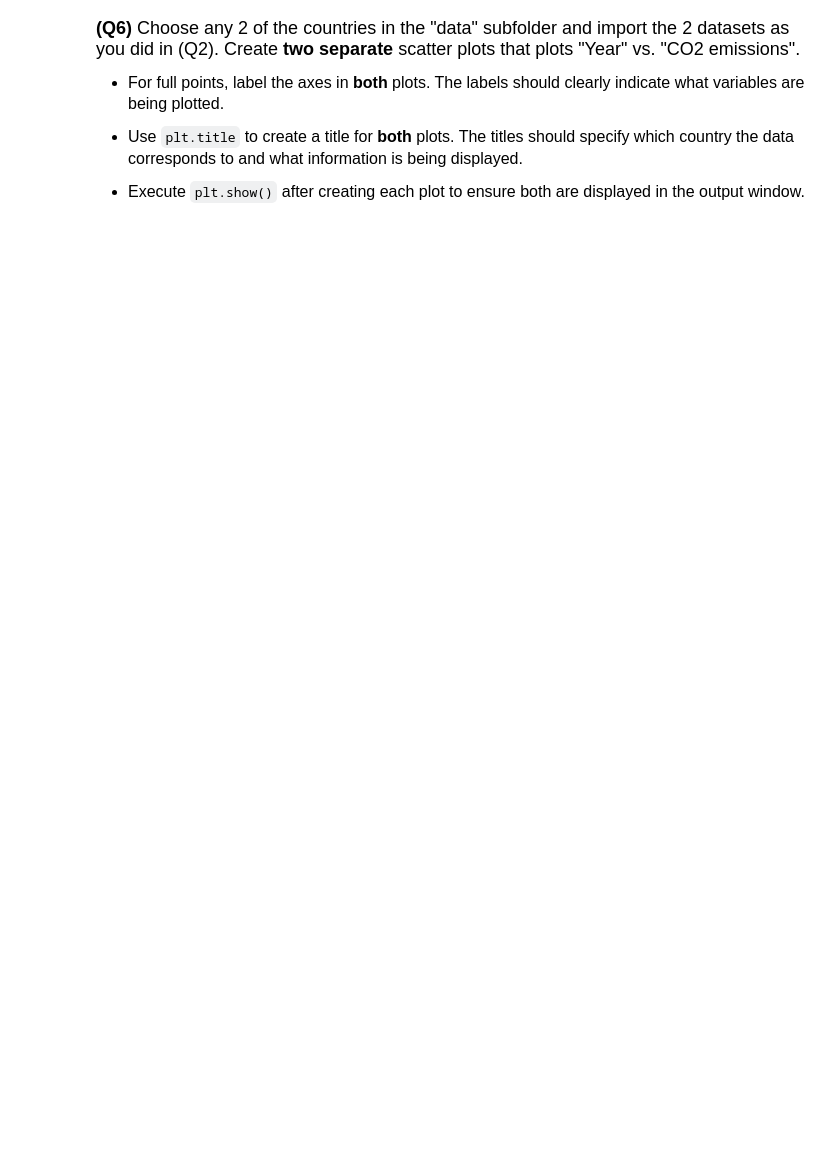
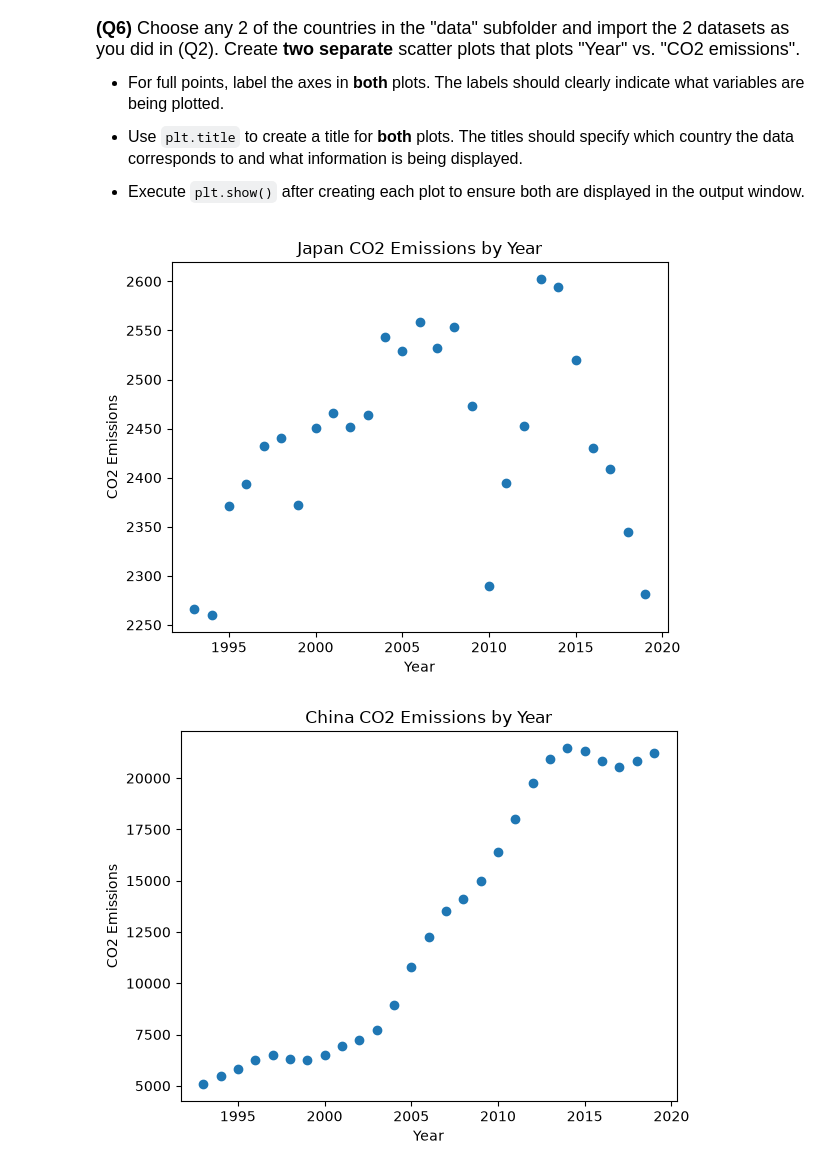
Before and after one commit to davidsjahn/datasci185fall2026, a Jupyter notebook: _assignments/assignment_2/Assignment2.ipynb, the cells around one changed output. Drawn from its saved outputs; the diff is of its cells as text; code cells hidden in the pictures; blank space fills up the shorter version.

```diff
--- a/_assignments/assignment_2/Assignment2.ipynb
+++ b/_assignments/assignment_2/Assignment2.ipynb
@@ -121,0 +156,20 @@ us_emissions["CO2_emission"].describe()
+# %%
+# Write your answer
+
+#Scatter Plot 1
+jp_emissions = pd.read_csv("data/japan_emission.csv")
+plt.scatter(x = jp_emissions["Year"], y = jp_emissions["CO2_emission"])
+plt.xlabel("Year")
+plt.ylabel("CO2 Emissions")
+plt.title("Japan CO2 Emissions by Year")
+plt.show()
+
+ch_emissions = pd.read_csv("data/china_emission.csv")
+plt.scatter(x = ch_emissions["Year"], y = ch_emissions["CO2_emission"])
+plt.xlabel("Year")
+plt.ylabel("CO2 Emissions")
+plt.title("China CO2 Emissions by Year")
+plt.show()
+# %% [output]
+[figure, added]
+[figure, added]
```
Also changed, not shown: parts of 10 cells of this notebook.
